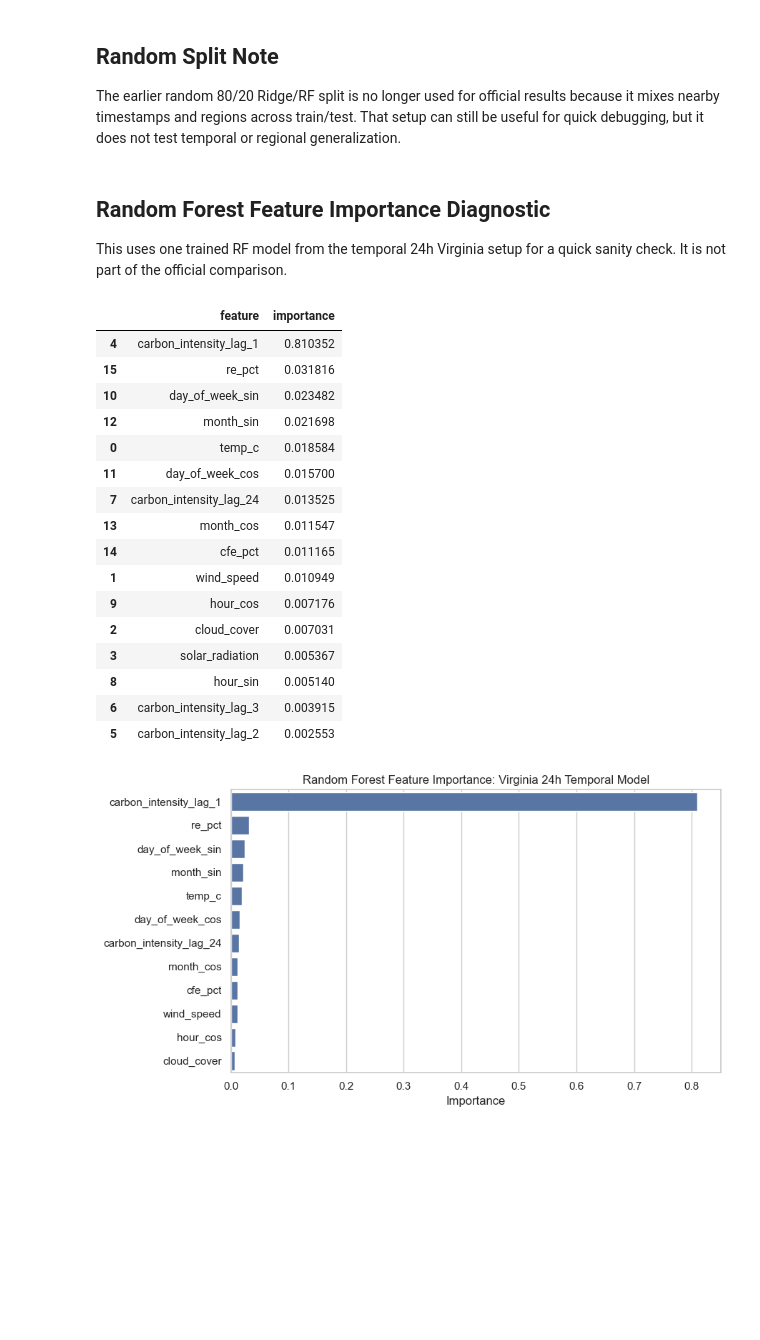
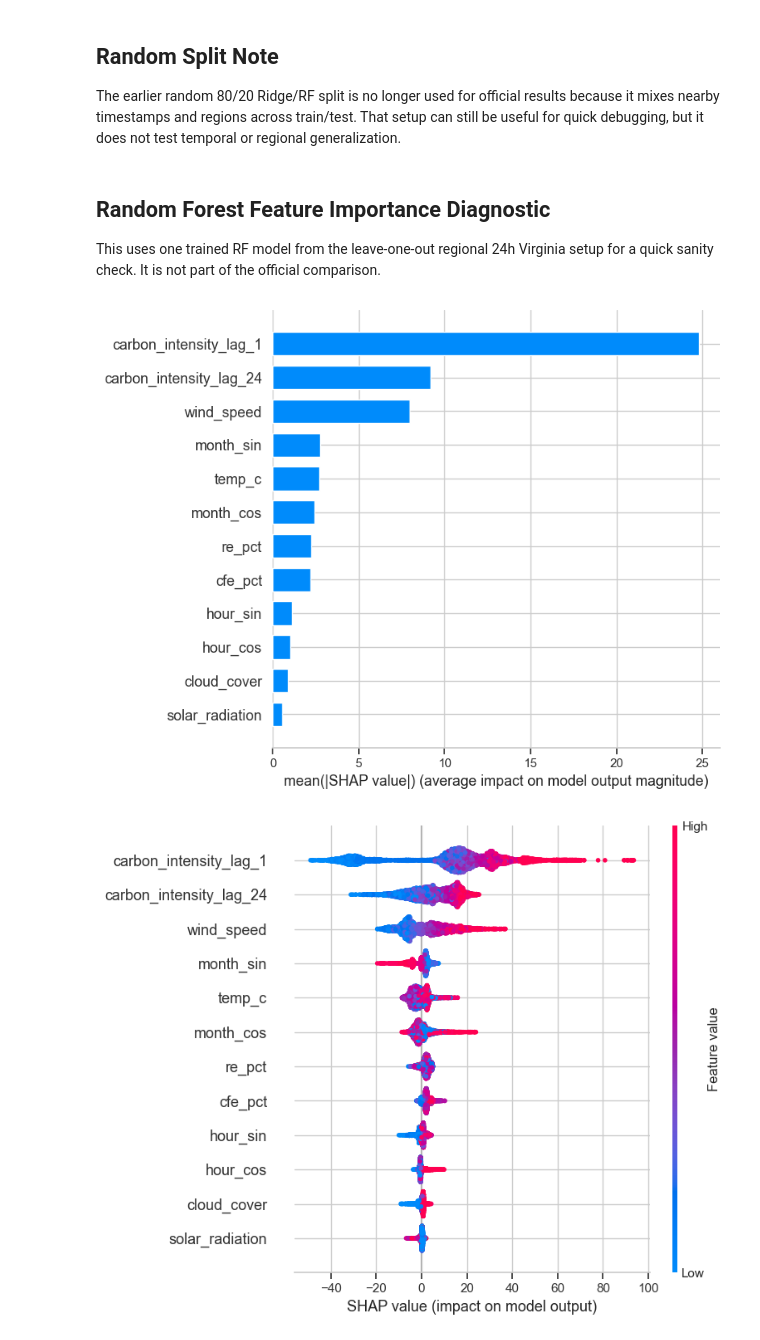
Before and after one commit to trp8625/PowerNap, a Jupyter notebook: 03_model_training.ipynb, the cells around one changed output. Saved outputs shown, nothing was run; the diff lists cells and outputs as text; code cells hidden in the pictures; blank space fills up the shorter version.

Commit message:
SHAP & Comments
Added full SHAP for 24h LORO virginia RF model.

Also commented all code.

```diff
--- a/03_model_training.ipynb
+++ b/03_model_training.ipynb
@@ -316,40 +326,27 @@ The earlier random 80/20 Ridge/RF split is no longer used for official results b
 # %% [markdown]
 ## Random Forest Feature Importance Diagnostic
 
-This uses one trained RF model from the temporal 24h Virginia setup for a quick sanity check. It is not part of the official comparison.
+This uses one trained RF model from the leave-one-out regional 24h Virginia setup for a quick sanity check. It is not part of the official comparison.
 # %%
-key = ("chronological_time", "virginia", 24, "random_forest")
+import shap
+
+#identify model
+key = ("leave_one_region_out", "virginia", 24, "random_forest")
 rf_model = trained_models.get(key)
+
+#visualize SHAP
 if rf_model is None:
     print("No RF model found for", key)
 else:
-    importances = pd.DataFrame({"feature": base_features, "importance": rf_model.feature_importances_})
-    importances = importances.sort_values("importance", ascending=False)
-    display(importances)
+    frame = make_forecast_frame(df, 24)
+    test_frame = frame[frame["region"] == "virginia"].copy()
+    X_test = test_frame[base_features]
 
-    plt.figure(figsize=(9, 5))
-    sns.barplot(data=importances.head(12), y="feature", x="importance")
-    plt.title("Random Forest Feature Importance: Virginia 24h Temporal Model")
-    plt.xlabel("Importance")
-    plt.ylabel("")
-    plt.tight_layout()
-    plt.show()
+    explainer = shap.TreeExplainer(rf_model)
+    shap_values = explainer.shap_values(X_test)
+
+    shap.summary_plot(shap_values, X_test, feature_names=base_features, plot_type="bar", max_display=12)
+    shap.summary_plot(shap_values, X_test, feature_names=base_features, max_display=12)
 # %% [output]
-|  | feature | importance |
-| 4 | carbon_intensity_lag_1 | 0.810352 |
-| 15 | re_pct | 0.031816 |
-| 10 | day_of_week_sin | 0.023482 |
-| 12 | month_sin | 0.021698 |
-| 0 | temp_c | 0.018584 |
-| 11 | day_of_week_cos | 0.015700 |
-| 7 | carbon_intensity_lag_24 | 0.013525 |
-| 13 | month_cos | 0.011547 |
-| 14 | cfe_pct | 0.011165 |
-| 1 | wind_speed | 0.010949 |
-| 9 | hour_cos | 0.007176 |
-| 2 | cloud_cover | 0.007031 |
-| 3 | solar_radiation | 0.005367 |
-| 8 | hour_sin | 0.005140 |
-| 6 | carbon_intensity_lag_3 | 0.003915 |
-| 5 | carbon_intensity_lag_2 | 0.002553 |
-[figure, old version]
+[figure, new version]
+[figure, added]
```
Also changed, not shown: parts of 7 cells of this notebook, 3 other files.
